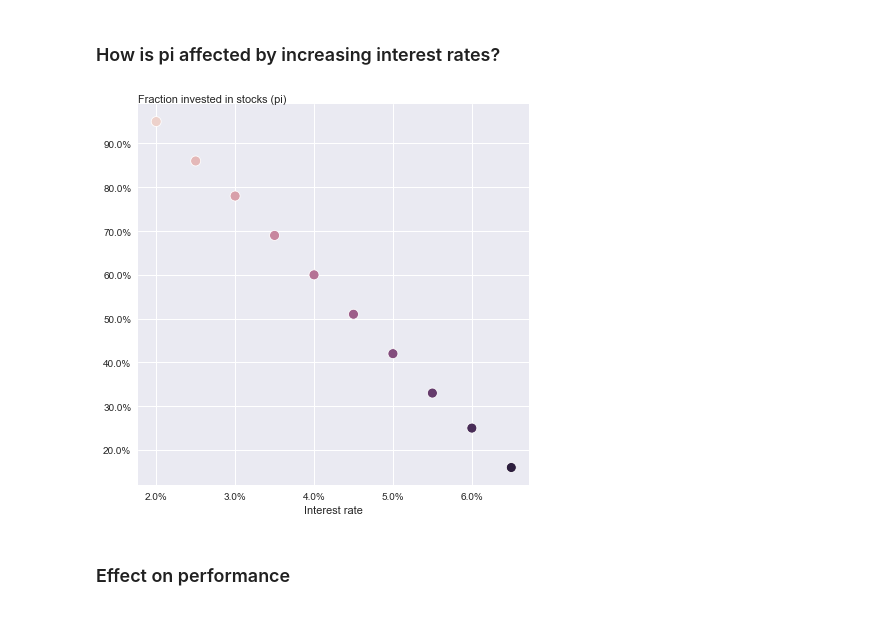
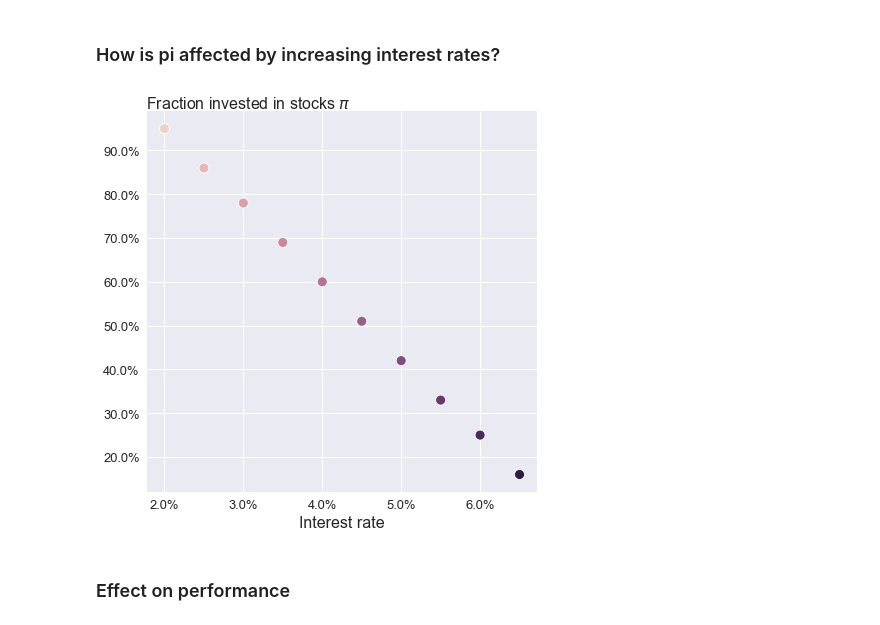
Before and after one commit to neriksen/applied_finance, a Jupyter notebook: robustness_debt.ipynb, the cells around one changed output. Drawn from its saved outputs; the diff is of its cells as text; code cells hidden in the pictures.

Commit message:
Fixed text on pi cost of debt

```diff
--- a/robustness_debt.ipynb
+++ b/robustness_debt.ipynb
@@ -30,16 +30,16 @@ rms = np.arange(0.023, 0.09, 0.005)
 # %%
 fig, ax = plt.subplots(1, 1, figsize=(7, 7))
 sns.scatterplot(y=[round(cr.pi_arr(rate, 2, 0.02837, 0.076, 0.002)*100, 0) for rate in rfs], x=rfs*100, hue=rfs, legend=False, s=100)
 ax.get_xaxis().set_major_formatter(
     matplotlib.ticker.FuncFormatter(lambda x, p: "{:}%".format(x)))
 ax.get_yaxis().set_major_formatter(
     matplotlib.ticker.FuncFormatter(lambda y, p: "{}%".format(y)))
-ax.set_ylabel('Fraction invested in stocks (pi)', loc='top', rotation=0, labelpad=-183)
+ax.set_ylabel('Fraction invested in stocks $\pi$', loc='top', rotation=0, labelpad=-248)
 ax.set_xlabel('Interest rate')
-fig.savefig('Robustness/pi_cost_of_debt.png')
+fig.savefig('Robustness/pi_cost_of_debt.png', bbox_inches = 'tight', pad_inches = 0.1)
 #sns.lineplot(y=[cr.pi_arr(rate, 2, 0.02837, 0.076, 0.002) for rate in rms], x=rms)
 # %% [output]
-[figure, old version]
+[figure, new version]
 # %% [markdown]
 ### Effect on performance
 # %%
```
Also changed, not shown: 1 other file.
